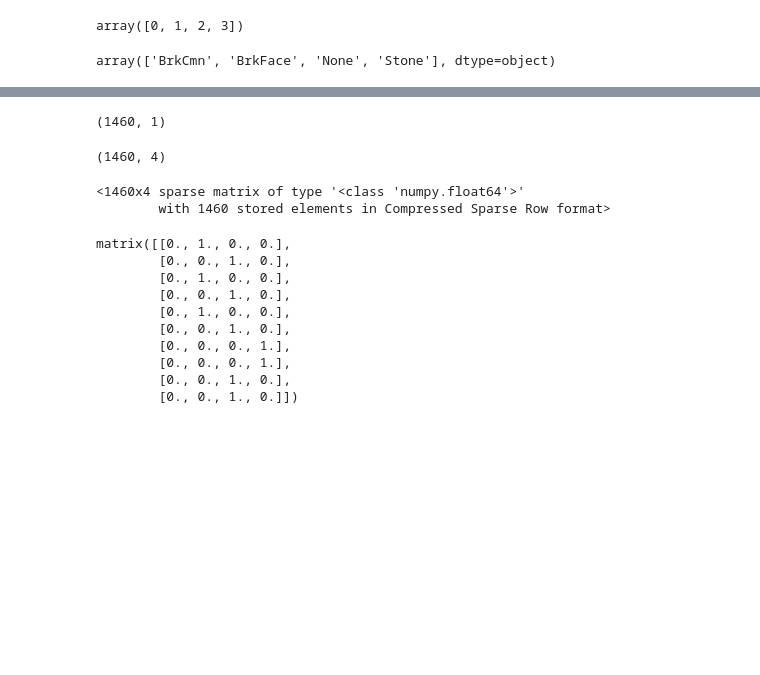
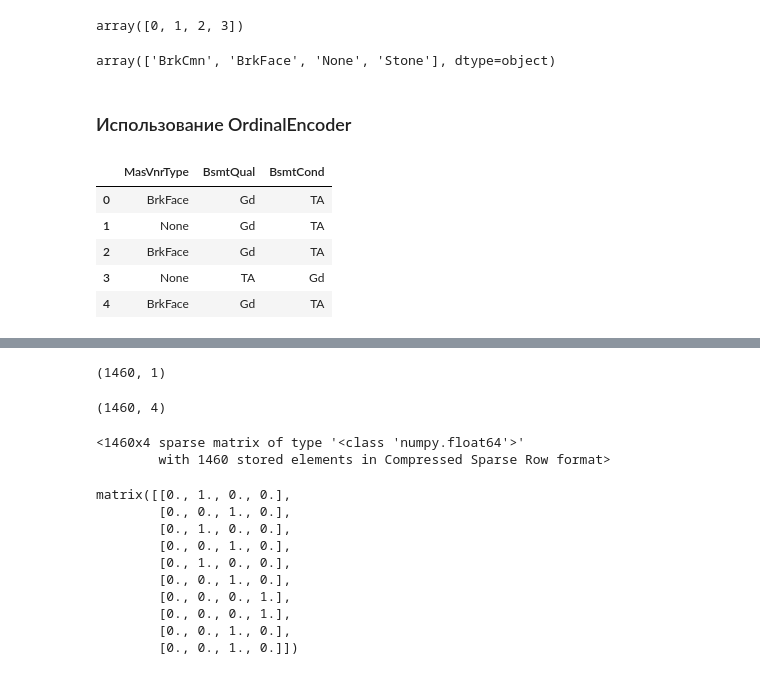
Before and after one commit to ugapanyuk/ml_course_2022, a Jupyter notebook: common/notebooks/missing/handling_missing_norm.ipynb, the cells around one changed output, grey strips where cells are left out. Drawn from its saved outputs; the diff is of its cells as text; code cells hidden in the pictures; blank space fills up the shorter version.

```diff
--- a/common/notebooks/missing/handling_missing_norm.ipynb
+++ b/common/notebooks/missing/handling_missing_norm.ipynb
@@ -387,7 +410,11 @@ array(['BrkFace', 'None', 'Stone', 'BrkCmn'], dtype=object)
 np.unique(cat_enc_le)
 # %% [output]
 array([0, 1, 2, 3])
-# %%
-le.inverse_transform([0, 1, 2, 3])
-# %% [output]
-array(['BrkCmn', 'BrkFace', 'None', 'Stone'], dtype=object)
+# %%
+# В этом примере видно, что перед кодированием
+# уникальные значения признака сортируются в лексикографиеском порядке
+le.inverse_transform([0, 1, 2, 3])
+# %% [output]
+array(['BrkCmn', 'BrkFace', 'None', 'Stone'], dtype=object)
+# %% [markdown]
+### Использование OrdinalEncoder
@@ -393,0 +423,10 @@ array(['BrkCmn', 'BrkFace', 'None', 'Stone'], dtype=object)
+# %%
+data_oe = data[['MasVnrType', 'BsmtQual', 'BsmtCond']]
+data_oe.head()
+# %% [output]
+|  | MasVnrType | BsmtQual | BsmtCond |
+| 0 | BrkFace | Gd | TA |
+| 1 | None | Gd | TA |
+| 2 | BrkFace | Gd | TA |
+| 3 | None | TA | Gd |
+| 4 | BrkFace | Gd | TA |
```
Also changed, not shown: parts of 24 cells of this notebook, 1 other file.
